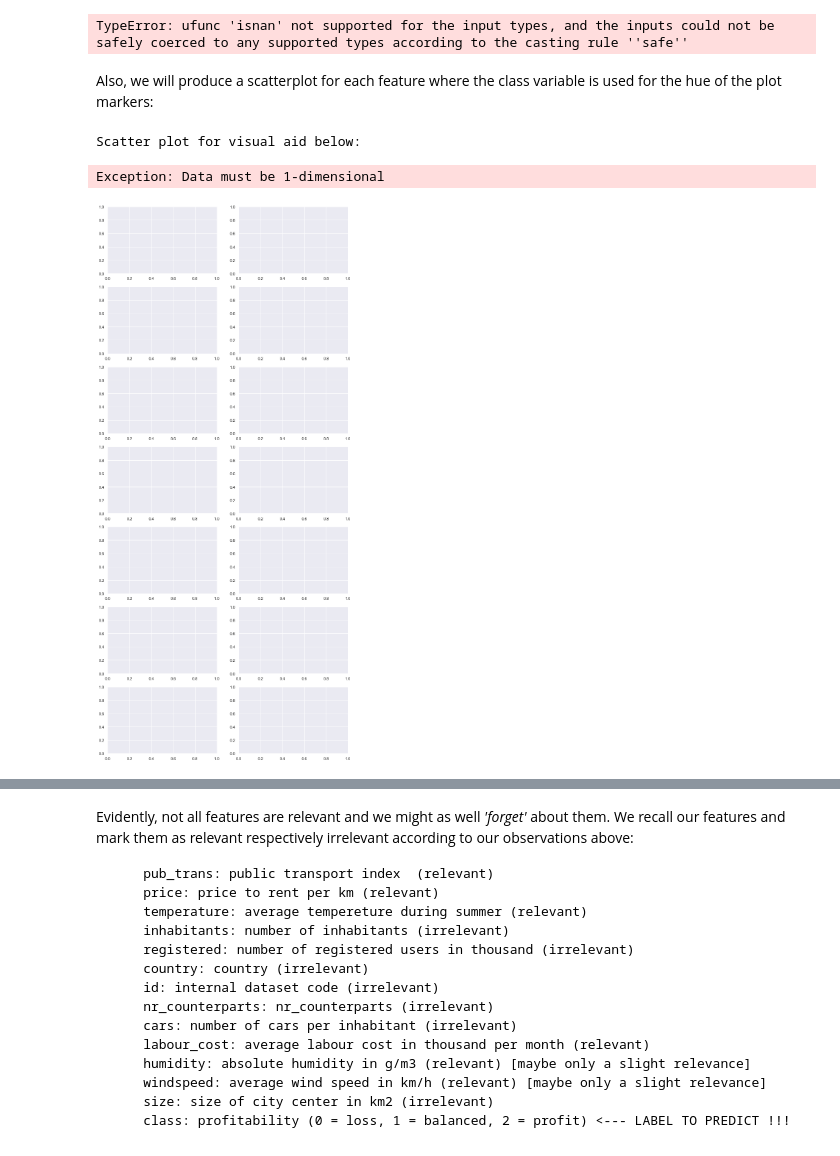
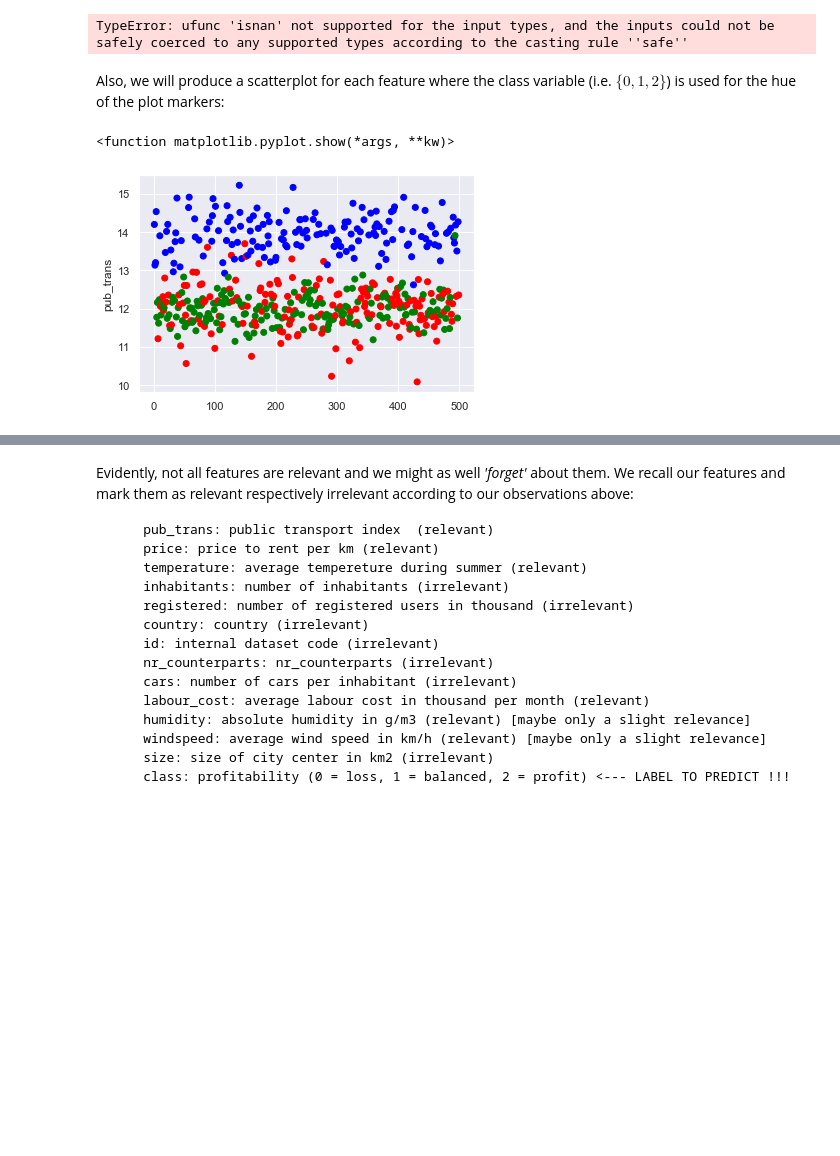
Before and after one commit to maximilian-janisch/2020-UZH-Random-Forests, a Jupyter notebook: Maximilian-Marco.ipynb, the cells around one changed output, grey strips where cells are left out. Cells and saved outputs as stored; diff of their text form; code cells hidden in the pictures; blank space fills up the shorter version.

Commit message:
Some better plots
Todo: Plotting and F-Testing

```diff
--- a/Maximilian-Marco.ipynb
+++ b/Maximilian-Marco.ipynb
@@ -140,17 +143,12 @@ print("-----------------------------------------")
 # %% [output]
 TypeError: ufunc 'isnan' not supported for the input types, and the inputs could not be safely coerced to any supported types according to the casting rule ''safe''
 # %% [markdown]
-Also, we will produce a scatterplot for each feature where the class variable is used for the hue of the plot markers:
+Also, we will produce a scatterplot for each feature where the class variable (i.e. $\{0,1,2\}$) is used for the hue of the plot markers:
-# %%
-print("Scatter plot for visual aid below: \n")
-
-## Scatter plot for visual aid to determine whether a feature is relevant or not
-fig, axs = plt.subplots(nrows=7, ncols=2, figsize=(12, 28))
-axs = np.array(axs).flatten()
-for k in [1,2,3,4,5]:
-    sns.scatterplot(np.arange(len(x[:,k])), x[:,k], hue=y, ax=axs[k])
-plt.tight_layout()
-# %% [output]
-Scatter plot for visual aid below:
-Exception: Data must be 1-dimensional
-[figure, removed]
+# %%
+colors = ["red", "green", "blue"]
+plt.scatter(range(1,500), x[:,0].astype(np.float), c=y.astype(np.float),  cmap=matplotlib.colors.ListedColormap(colors))
+plt.ylabel(features_names[0])
+plt.show
+# %% [output]
+<function matplotlib.pyplot.show(*args, **kw)>
+[figure, added]
```
Also changed, not shown: parts of 9 cells of this notebook.
